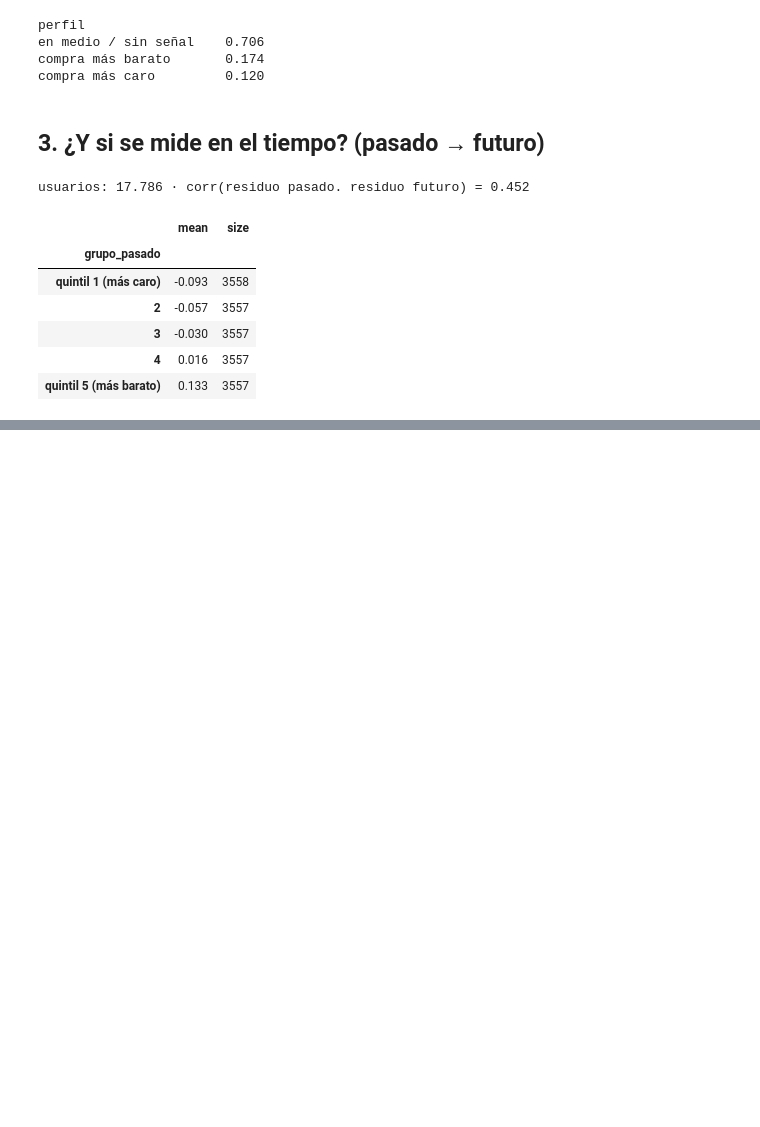
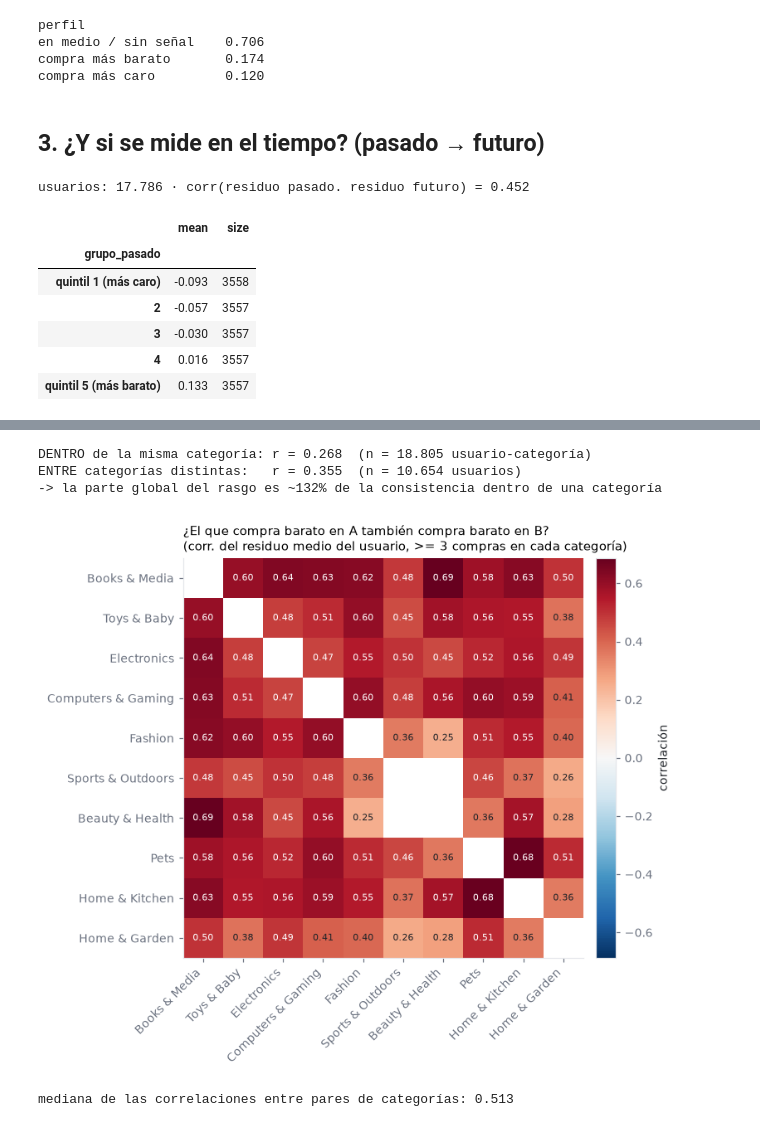
Before and after one commit to Bailduke/Datathon2026, a Jupyter notebook: eda/04_precio_usuario.ipynb, the cells around one changed output, grey strips where cells are left out. Drawn from its saved outputs; the diff is of its cells as text; code cells hidden in the pictures; blank space fills up the shorter version.

```diff
--- a/eda/04_precio_usuario.ipynb
+++ b/eda/04_precio_usuario.ipynb
@@ -185,0 +195,56 @@ usuarios: 17.786 · corr(residuo pasado. residuo futuro) = 0.452
+# %%
+subcat = sql("SELECT subcategory::String AS sub, any(category::String) AS cat FROM shop.catalog GROUP BY sub")
+X["cat"] = X["sub"].map(dict(zip(subcat["sub"], subcat.cat)))
+K = 3
+uc = X.groupby(["u", "cat"]).resid.apply(list)
+# dentro de una categoría: 3 vs 3 disjuntas
+a_in, b_in = [], []
+for lst in uc:
+    if len(lst) >= 2 * K:
+        v = rng.permutation(lst)
+        a_in.append(np.mean(v[:K])); b_in.append(np.mean(v[K:2 * K]))
+# entre categorías: 3 de una categoría vs 3 de otra del mismo usuario
+a_x, b_x, pairs = [], [], []
+for user, g in uc.groupby(level=0):
+    ok = [(c, l) for (_, c), l in g.items() if len(l) >= K]
+    if len(ok) >= 2:
+        i, j = rng.choice(len(ok), 2, replace=False)
+        a_x.append(np.mean(rng.choice(ok[i][1], K, replace=False)))
+        b_x.append(np.mean(rng.choice(ok[j][1], K, replace=False)))
+        pairs.append((ok[i][0], ok[j][0]))
+r_in, r_x = np.corrcoef(a_in, b_in)[0, 1], np.corrcoef(a_x, b_x)[0, 1]
+print(f"DENTRO de la misma categoría: r = {r_in:.3f}  (n = {len(a_in):,} usuario-categoría)".replace(",", "."))
+print(f"ENTRE categorías distintas:   r = {r_x:.3f}  (n = {len(a_x):,} usuarios)".replace(",", "."))
+print(f"-> la parte global del rasgo es ~{r_x / r_in:.0%} de la consistencia dentro de una categoría")
+# %% [output]
+DENTRO de la misma categoría: r = 0.268  (n = 18.805 usuario-categoría)
+ENTRE categorías distintas:   r = 0.355  (n = 10.654 usuarios)
+-> la parte global del rasgo es ~132% de la consistencia dentro de una categoría
+# %%
+# matriz: correlación del residuo medio del usuario entre cada par de categorías (usuarios con >= 3 compras en ambas)
+M = X.groupby(["u", "cat"]).resid.agg(["mean", "size"])
+M = M[M["size"] >= 3]["mean"].unstack()
+cats = M.count().sort_values(ascending=False).index.tolist()
+R = pd.DataFrame(np.nan, index=cats, columns=cats); N = R.copy()
+for a in cats:
+    for b in cats:
+        m = M[[a, b]].dropna() if a != b else None
+        if a != b and len(m) >= 50:
+            R.loc[a, b] = np.corrcoef(m[a], m[b])[0, 1]; N.loc[a, b] = len(m)
+fig, ax = plt.subplots(figsize=(8, 6.2))
+lim = float(np.nanmax(np.abs(R.values)))
+im = ax.imshow(R.values, cmap="RdBu_r", vmin=-lim, vmax=lim)
+ax.set_xticks(range(len(cats)), cats, rotation=45, ha="right"); ax.set_yticks(range(len(cats)), cats)
+for i in range(len(cats)):
+    for j in range(len(cats)):
+        v = R.values[i, j]
+        if not np.isnan(v):
+            ax.text(j, i, f"{v:.2f}", ha="center", va="center", fontsize=7.5, color="white" if abs(v) > 0.6 * lim else INK)
+ax.grid(False)
+ax.set_title("¿El que compra barato en A también compra barato en B?\n(corr. del residuo medio del usuario, >= 3 compras en cada categoría)", loc="left", fontsize=9.5)
+plt.colorbar(im, ax=ax, fraction=0.04, pad=0.02, label="correlación")
+plt.tight_layout(); plt.savefig(FIG / "precio_consistencia_entre_categorias.png", bbox_inches="tight"); plt.show()
+print("mediana de las correlaciones entre pares de categorías:", round(float(np.nanmedian(R.values)), 3))
+# %% [output]
+[figure, added]
+mediana de las correlaciones entre pares de categorías: 0.513
```
Also changed, not shown: parts of 1 cell of this notebook, 11 other files.
